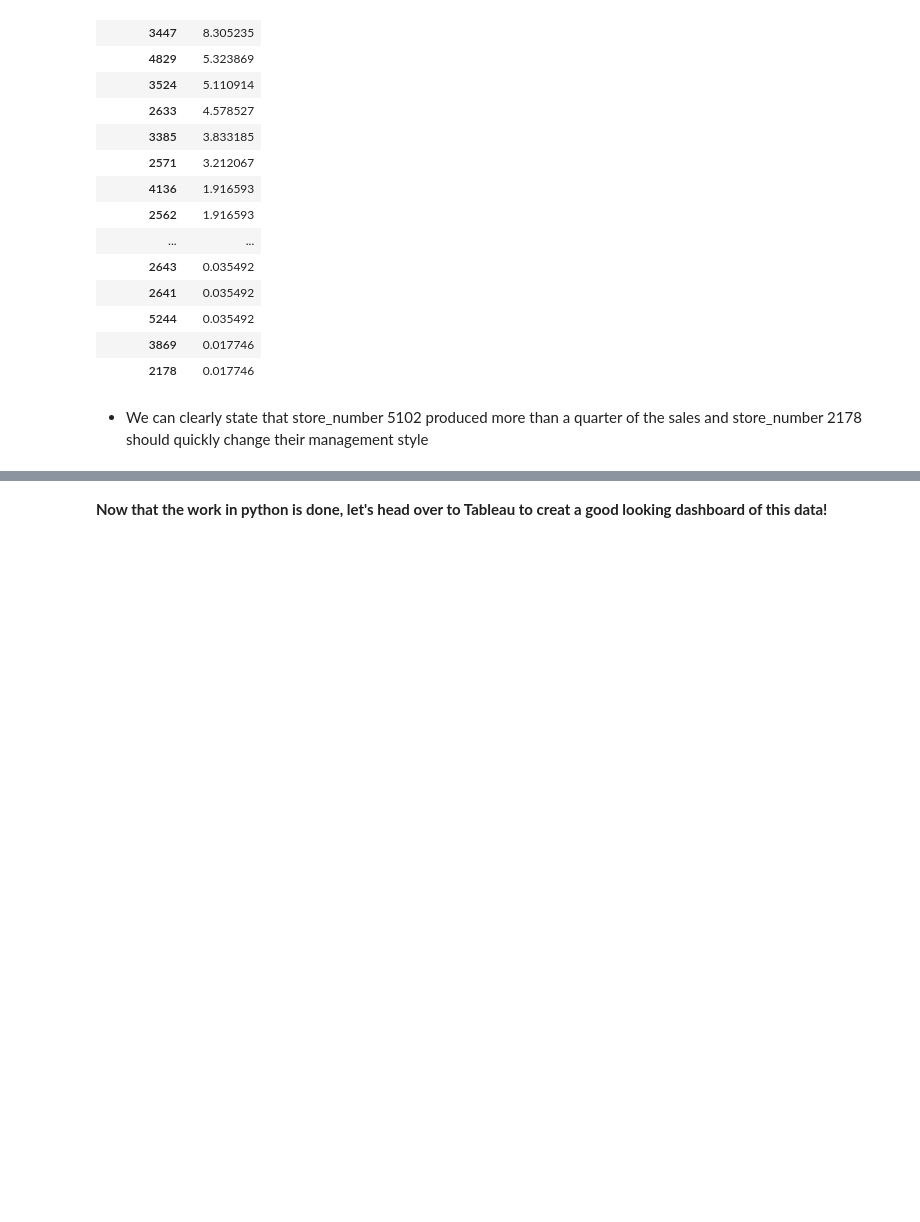
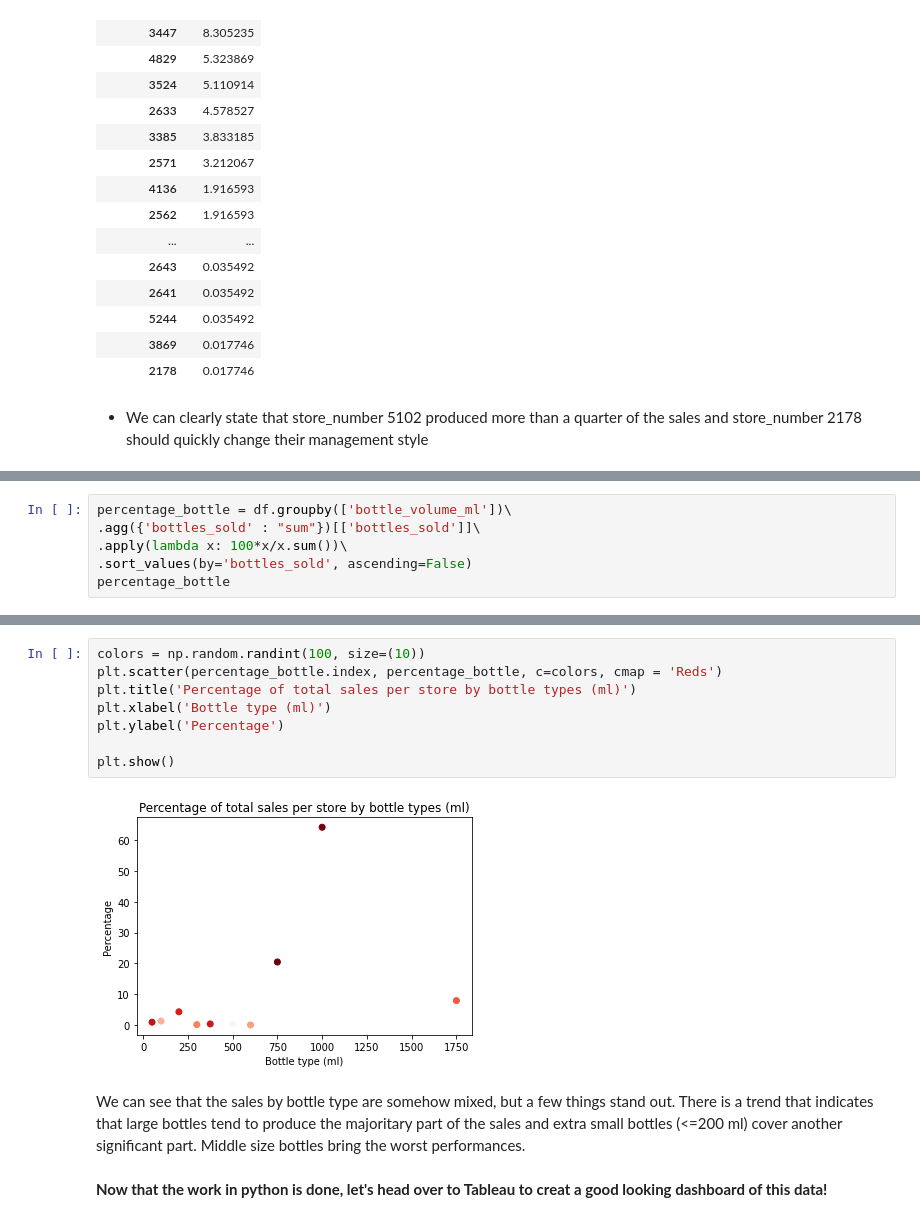
Before and after one commit to MarkusZetes/Personal-Projects, a Jupyter notebook: LiquorStoreAnalysis.ipynb, the cells around one changed output, grey strips where cells are left out. Drawn from its saved outputs; the diff is of its cells as text; blank space fills up the shorter version.

```diff
--- a/LiquorStoreAnalysis.ipynb
+++ b/LiquorStoreAnalysis.ipynb
@@ -419,0 +422,6 @@ plt.show()
+# %%
+percentage_bottle = df.groupby(['bottle_volume_ml'])\
+.agg({'bottles_sold' : "sum"})[['bottles_sold']]\
+.apply(lambda x: 100*x/x.sum())\
+.sort_values(by='bottles_sold', ascending=False)
+percentage_bottle
@@ -420,3 +441,15 @@ plt.show()
+# %%
+colors = np.random.randint(100, size=(10))
+plt.scatter(percentage_bottle.index, percentage_bottle, c=colors, cmap = 'Reds')
+plt.title('Percentage of total sales per store by bottle types (ml)')
+plt.xlabel('Bottle type (ml)')
+plt.ylabel('Percentage')
+
+plt.show()
+# %% [output]
+[figure, added]
+# %% [markdown]
+We can see that the sales by bottle type are somehow mixed, but a few things stand out. There is a trend that indicates that large bottles tend to produce the majoritary part of the sales and extra small bottles (<=200 ml) cover another significant part. Middle size bottles bring the worst performances.
 # %% [markdown]
 **Now that the work in python is done, let's head over to Tableau to creat a good looking dashboard of this data!**
 # %%
```
Also changed, not shown: parts of 8 cells of this notebook.
